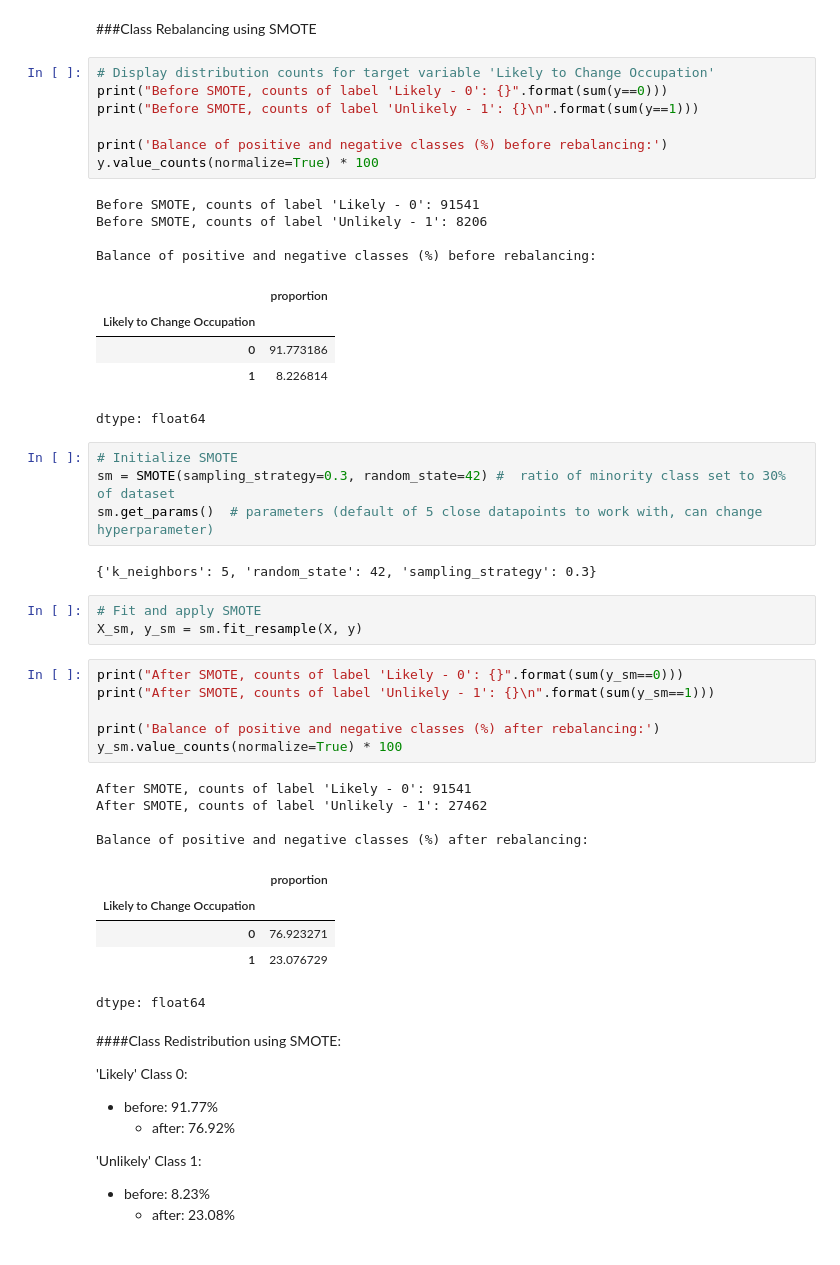
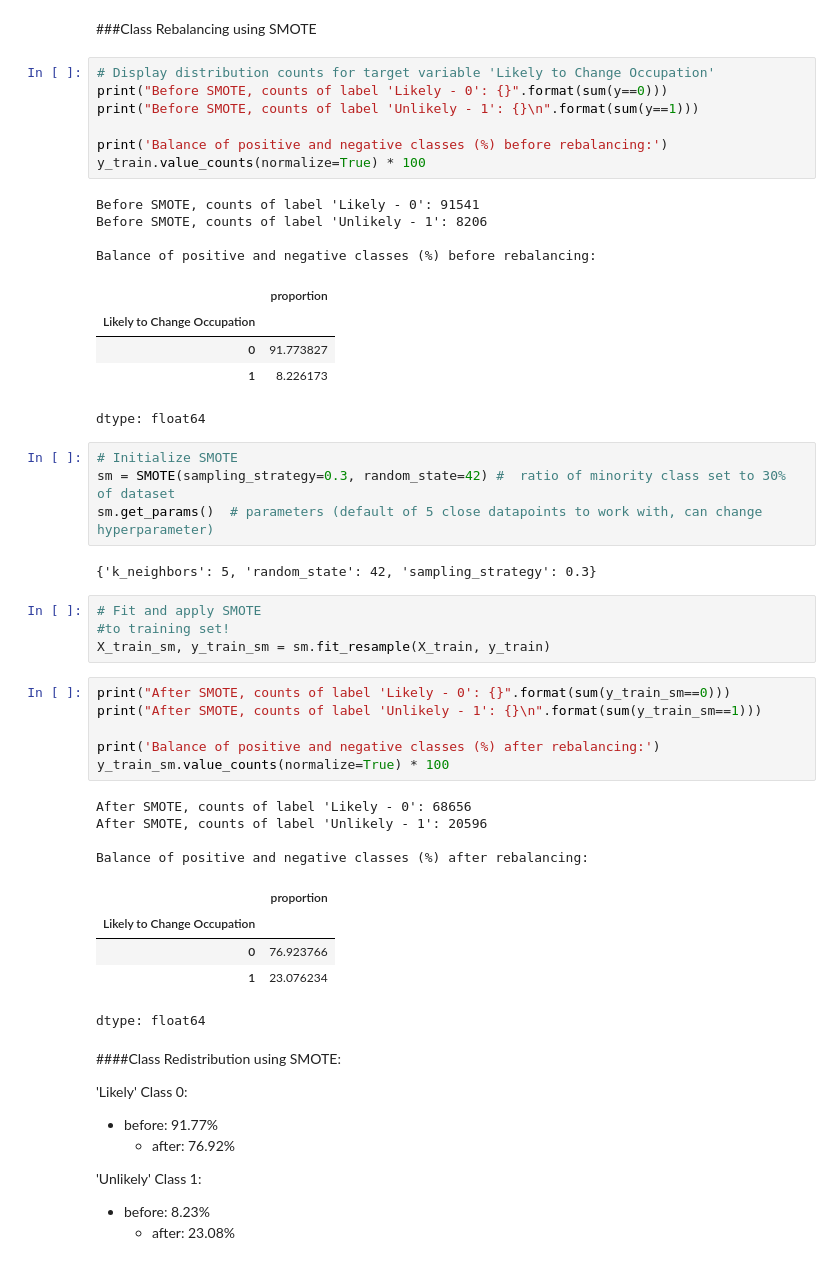
Before and after one commit to Natalie-Bojorquez/CIS3920Group4, a Jupyter notebook: CIS3920_Group4.ipynb, the cells around one changed output. Saved outputs shown, nothing was run; the diff lists cells and outputs as text.

Commit message:
learning model added, SMOTE on the training set *rename TBD: hyperparam tuning, some ideation here from Nat would like to discuss more Least confident model(based on content) SVC

```diff
--- a/CIS3920_Group4.ipynb
+++ b/CIS3920_Group4.ipynb
@@ -860,19 +861,19 @@ X_train, X_test, y_train, y_test = train_test_split(X, y,
 # %%
 # Display distribution counts for target variable 'Likely to Change Occupation'
 print("Before SMOTE, counts of label 'Likely - 0': {}".format(sum(y==0)))
 print("Before SMOTE, counts of label 'Unlikely - 1': {}\n".format(sum(y==1)))
 
 print('Balance of positive and negative classes (%) before rebalancing:')
-y.value_counts(normalize=True) * 100
+y_train.value_counts(normalize=True) * 100
 # %% [output]
 Before SMOTE, counts of label 'Likely - 0': 91541
 Before SMOTE, counts of label 'Unlikely - 1': 8206
 
 Balance of positive and negative classes (%) before rebalancing:
 |  | proportion |
 | Likely to Change Occupation |  |
-| 0 | 91.773186 |
-| 1 | 8.226814 |
+| 0 | 91.773827 |
+| 1 | 8.226173 |
 dtype: float64
 # %%
 # Initialize SMOTE
@@ -882,22 +883,23 @@ sm.get_params()  # parameters (default of 5 close datapoints to work with, can c
 {'k_neighbors': 5, 'random_state': 42, 'sampling_strategy': 0.3}
 # %%
 # Fit and apply SMOTE
-X_sm, y_sm = sm.fit_resample(X, y)
+#to training set!
+X_train_sm, y_train_sm = sm.fit_resample(X_train, y_train)
 # %%
-print("After SMOTE, counts of label 'Likely - 0': {}".format(sum(y_sm==0)))
-print("After SMOTE, counts of label 'Unlikely - 1': {}\n".format(sum(y_sm==1)))
+print("After SMOTE, counts of label 'Likely - 0': {}".format(sum(y_train_sm==0)))
+print("After SMOTE, counts of label 'Unlikely - 1': {}\n".format(sum(y_train_sm==1)))
 
 print('Balance of positive and negative classes (%) after rebalancing:')
-y_sm.value_counts(normalize=True) * 100
+y_train_sm.value_counts(normalize=True) * 100
 # %% [output]
-After SMOTE, counts of label 'Likely - 0': 91541
-After SMOTE, counts of label 'Unlikely - 1': 27462
+After SMOTE, counts of label 'Likely - 0': 68656
+After SMOTE, counts of label 'Unlikely - 1': 20596
 
 Balance of positive and negative classes (%) after rebalancing:
 |  | proportion |
 | Likely to Change Occupation |  |
-| 0 | 76.923271 |
-| 1 | 23.076729 |
+| 0 | 76.923766 |
+| 1 | 23.076234 |
 dtype: float64
 # %% [markdown]
 ####Class Redistribution using SMOTE:
```
Also changed, not shown: parts of 65 cells of this notebook.
